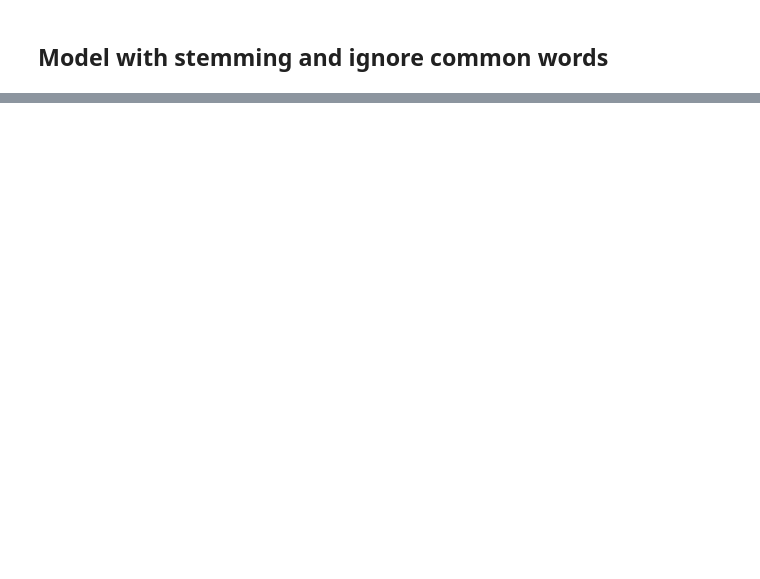
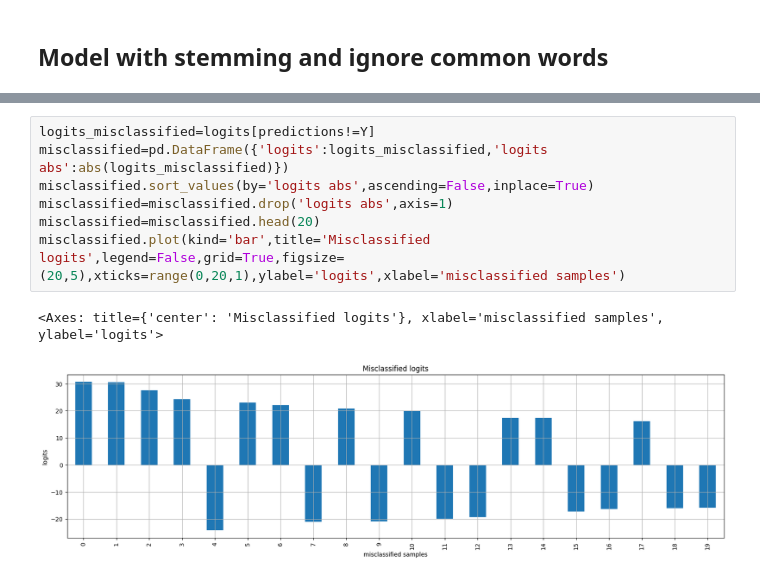
Before and after one commit to DavideLigari/movie-reviews-classification, a Jupyter notebook: mycode/movie_review.ipynb, the cells around one changed output, grey strips where cells are left out. Saved outputs shown, nothing was run; the diff lists cells and outputs as text; blank space fills up the shorter version.

```diff
--- a/mycode/movie_review.ipynb
+++ b/mycode/movie_review.ipynb
@@ -105,0 +170,10 @@ results.plot(kind='line',title='Test accuracy for different models',legend=True,
+# %%
+logits_misclassified=logits[predictions!=Y]
+misclassified=pd.DataFrame({'logits':logits_misclassified,'logits abs':abs(logits_misclassified)})
+misclassified.sort_values(by='logits abs',ascending=False,inplace=True)
+misclassified=misclassified.drop('logits abs',axis=1)
+misclassified=misclassified.head(20)
+misclassified.plot(kind='bar',title='Misclassified logits',legend=False,grid=True,figsize=(20,5),xticks=range(0,20,1),ylabel='logits',xlabel='misclassified samples')
+# %% [output]
+<Axes: title={'center': 'Misclassified logits'}, xlabel='misclassified samples', ylabel='logits'>
+[figure, added]
```
Also changed, not shown: parts of 9 cells of this notebook, 1 other file.
